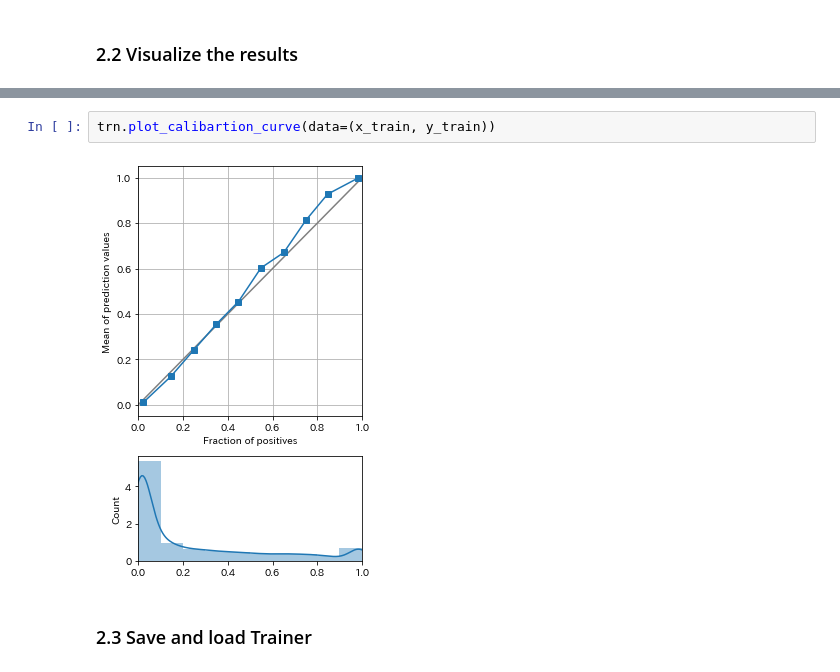
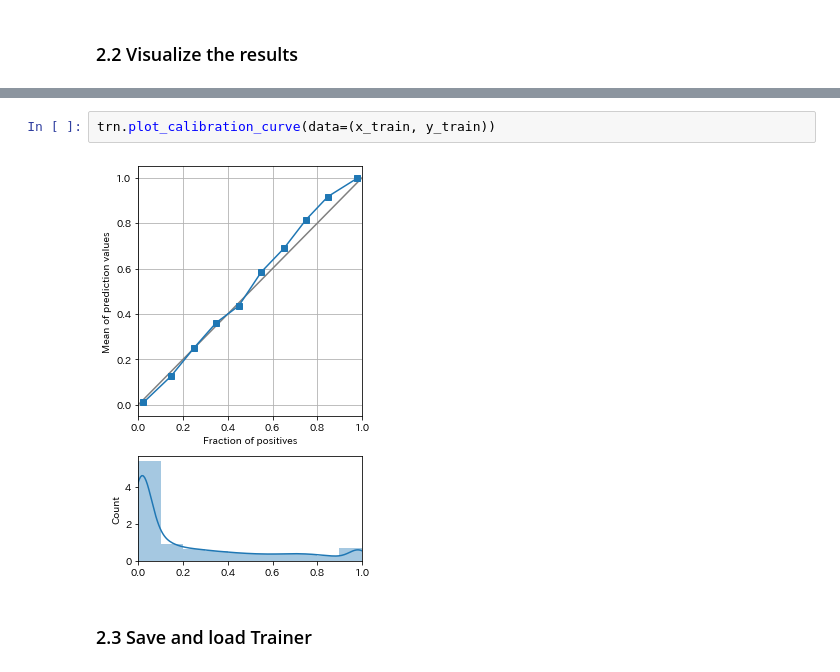
Before and after one commit to analokmaus/kuma_utils, a Jupyter notebook: examples/Train_and_validate_models.ipynb, the cells around one changed output, grey strips where cells are left out. Drawn from its saved outputs; the diff is of its cells as text.

```diff
--- a/examples/Train_and_validate_models.ipynb
+++ b/examples/Train_and_validate_models.ipynb
@@ -213,7 +211,7 @@ trn.plot_feature_importance(
 # %%
-trn.plot_calibartion_curve(data=(x_train, y_train))
+trn.plot_calibration_curve(data=(x_train, y_train))
 # %% [output]
-[figure, old version]
+[figure, new version]
 # %% [markdown]
 ### 2.3 Save and load Trainer
 # %%
```
Also changed, not shown: parts of 19 cells of this notebook, 16 other files.
